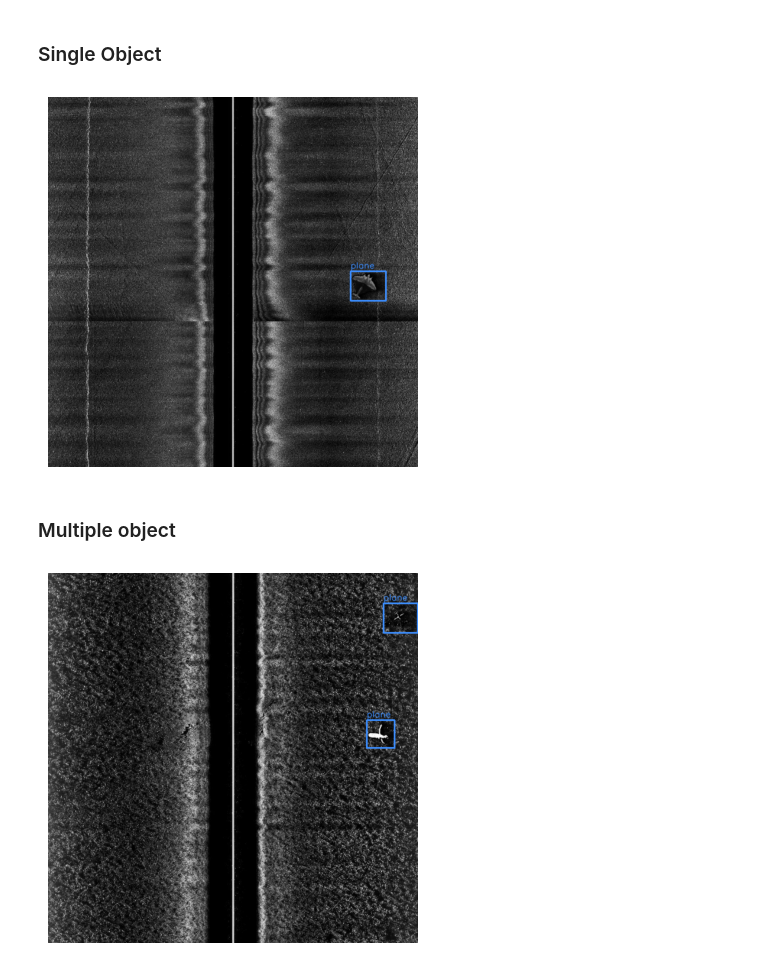
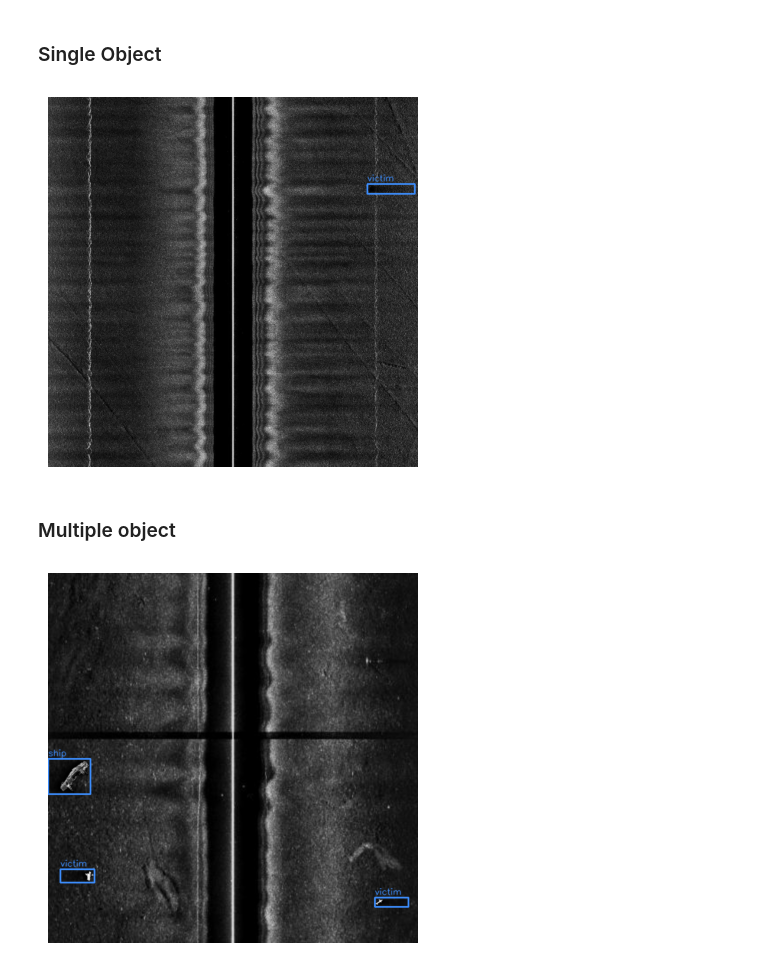
Before and after one commit to PaweekornS/underwater_sonar, a Jupyter notebook: synth_demo.ipynb, the cells around one changed output. Saved outputs shown, nothing was run; the diff lists cells and outputs as text; code cells hidden in the pictures.

```diff
--- a/synth_demo.ipynb
+++ b/synth_demo.ipynb
@@ -19,21 +19,21 @@ class_names
 # %% [markdown]
 ### Single Object
 # %%
-segment_files = np.sort(glob.glob("data/klsg_prep/masked/plane/*"))
+segment_files = np.sort(glob.glob("data/klsg_prep/masked/*/*"))
 bg_files = glob.glob("data/klsg_dataset/mine/*")
 
 segment_file = np.random.choice(segment_files)
 bg_file = np.random.choice(bg_files)
-composed, bbox = place_single_object(bg_file, segment_file, "obj-001", save=True)
+composed, bbox = place_single_object(bg_file, segment_file, "obj-001", save=False)
 
 visualize_bboxes(composed, [bbox], color=(253, 141, 60), class_names=class_names)
 # %% [output]
-[figure, old version]
+[figure, new version]
 # %% [markdown]
 ### Multiple object
 # %%
-composed, bboxes, class_ids = place_multiple_objects(bg_files, segment_files, "mixed-001", save=True)
+composed, bboxes, class_ids = place_multiple_objects(bg_files, segment_files, "mixed-001", save=False)
 
 visualize_bboxes(composed, bboxes, color=(253, 141, 60), class_names=class_names)
 # %% [output]
-[figure, old version]
+[figure, new version]
```
Also changed, not shown: 1 other file.
